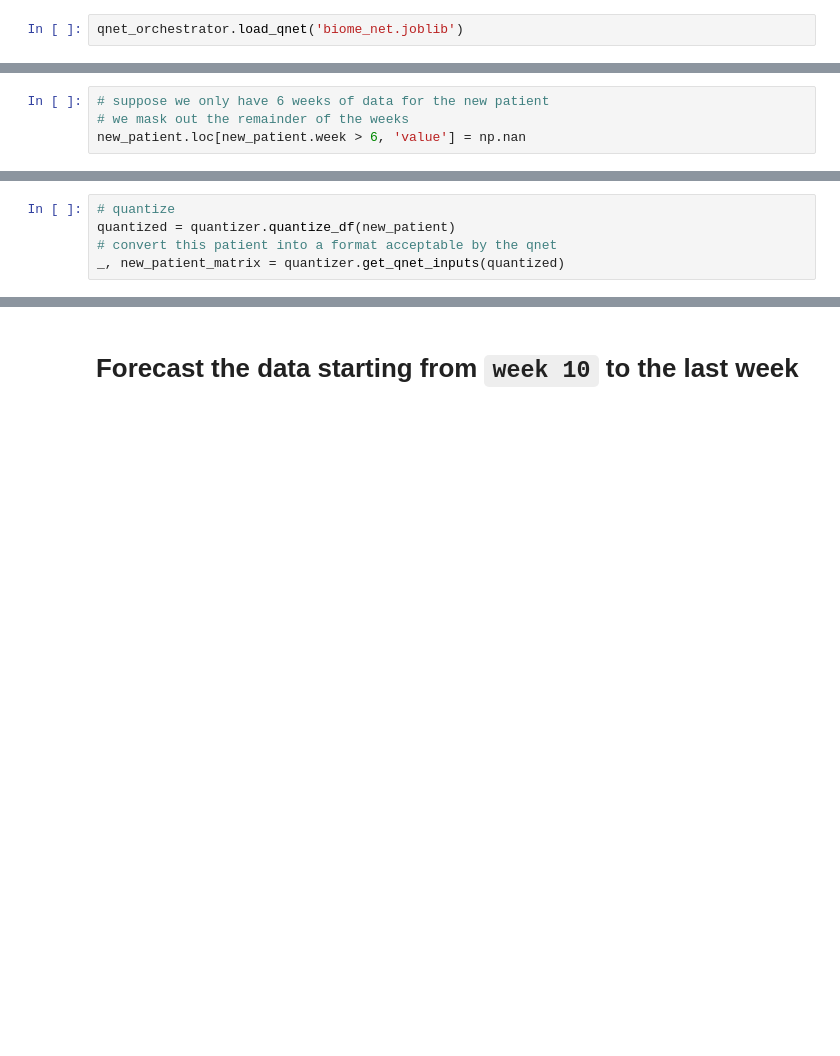
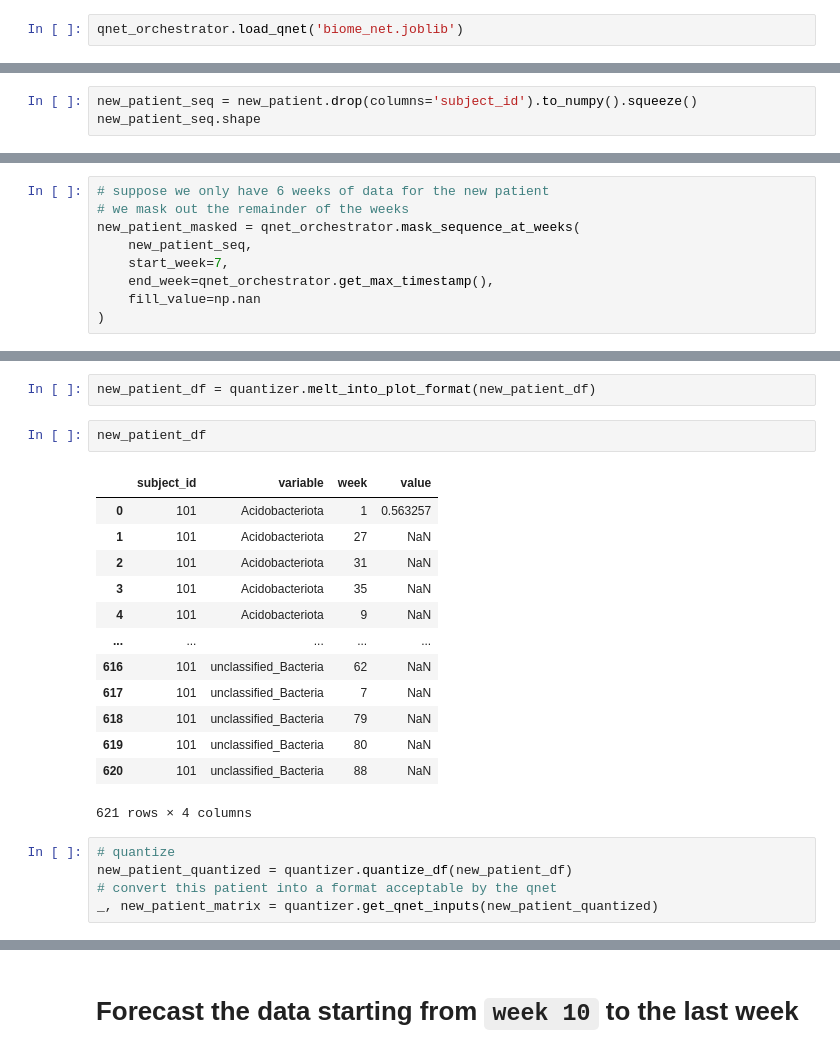
Before and after one commit to zeroknowledgediscovery/qbiome, a Jupyter notebook: examples/forecast_new_data.ipynb, the cells around one changed output, grey strips where cells are left out. Saved outputs shown, nothing was run; the diff lists cells and outputs as text; blank space fills up the shorter version.

```diff
--- a/examples/forecast_new_data.ipynb
+++ b/examples/forecast_new_data.ipynb
@@ -62,0 +74,3 @@ new_patient.value *= 0.8 # random perturbation
+# %%
+new_patient_seq = new_patient.drop(columns='subject_id').to_numpy().squeeze()
+new_patient_seq.shape
@@ -63,4 +79,9 @@ new_patient.value *= 0.8 # random perturbation
 # %%
 # suppose we only have 6 weeks of data for the new patient
 # we mask out the remainder of the weeks
-new_patient.loc[new_patient.week > 6, 'value'] = np.nan
+new_patient_masked = qnet_orchestrator.mask_sequence_at_weeks(
+    new_patient_seq,
+    start_week=7,
+    end_week=qnet_orchestrator.get_max_timestamp(),
+    fill_value=np.nan
+)
@@ -98,8 +101,26 @@ to_quantize
+# %%
+new_patient_df = quantizer.melt_into_plot_format(new_patient_df)
+# %%
+new_patient_df
+# %% [output]
+|  | subject_id | variable | week | value |
+| 0 | 101 | Acidobacteriota | 1 | 0.563257 |
+| 1 | 101 | Acidobacteriota | 27 | NaN |
+| 2 | 101 | Acidobacteriota | 31 | NaN |
+| 3 | 101 | Acidobacteriota | 35 | NaN |
+| 4 | 101 | Acidobacteriota | 9 | NaN |
+| ... | ... | ... | ... | ... |
+| 616 | 101 | unclassified_Bacteria | 62 | NaN |
+| 617 | 101 | unclassified_Bacteria | 7 | NaN |
+| 618 | 101 | unclassified_Bacteria | 79 | NaN |
+| 619 | 101 | unclassified_Bacteria | 80 | NaN |
+| 620 | 101 | unclassified_Bacteria | 88 | NaN |
+621 rows × 4 columns
 # %%
 # quantize
-quantized = quantizer.quantize_df(new_patient)
+new_patient_quantized = quantizer.quantize_df(new_patient_df)
 # convert this patient into a format acceptable by the qnet
-_, new_patient_matrix = quantizer.get_qnet_inputs(quantized)
+_, new_patient_matrix = quantizer.get_qnet_inputs(new_patient_quantized)
 # %%
 new_patient_matrix.shape
 # %% [output]
```
Also changed, not shown: parts of 25 cells of this notebook, 4 other files.
